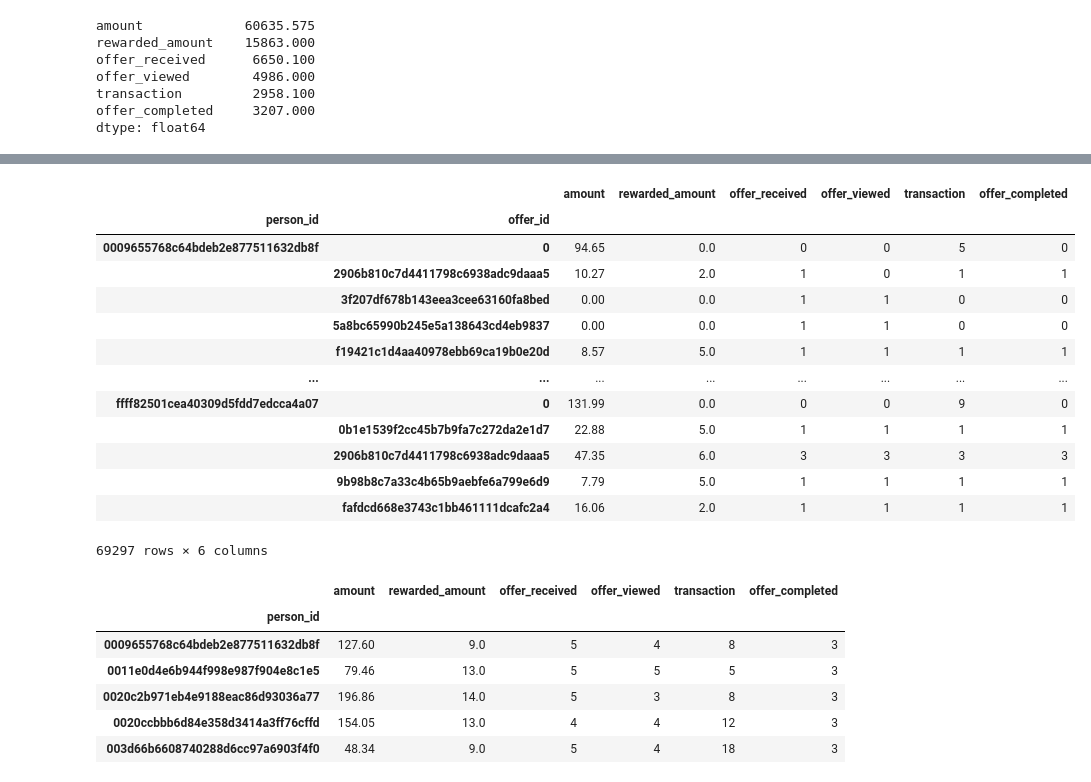
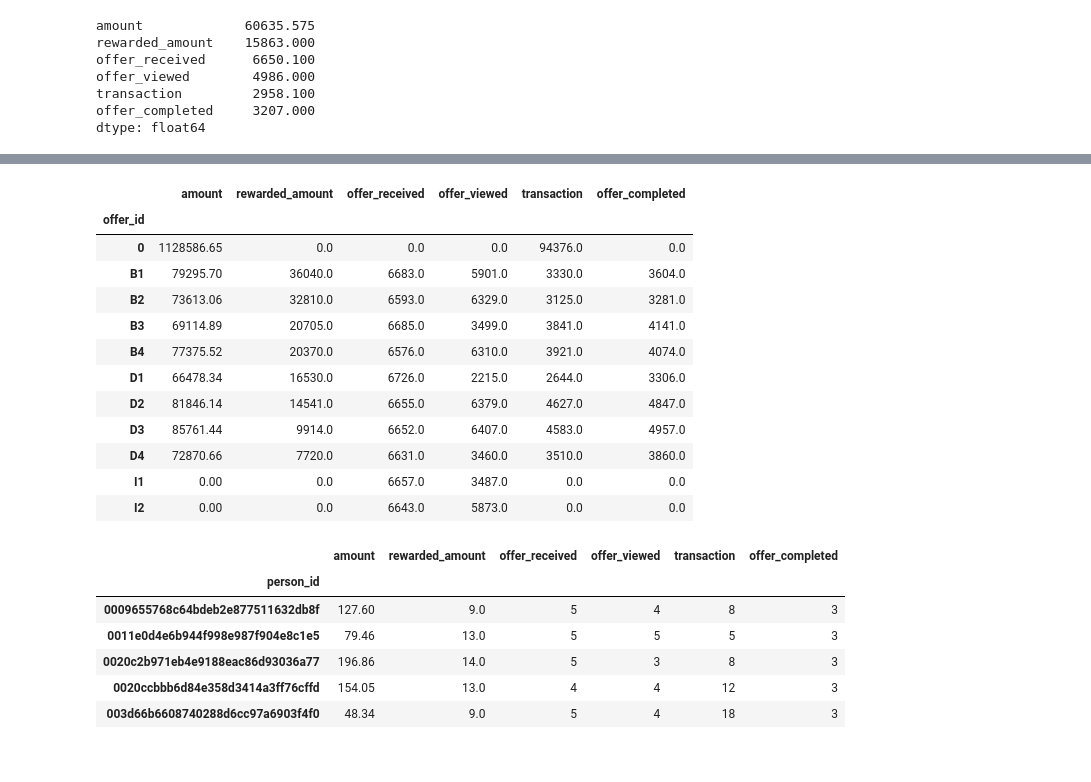
Before and after one commit to se-Laila/capstone, a Jupyter notebook: Starbucks_Capstone_Preprocessing&Analysis.ipynb, the cells around one changed output, grey strips where cells are left out. Drawn from its saved outputs; the diff is of its cells as text; code cells hidden in the pictures.

```diff
--- a/Starbucks_Capstone_Preprocessing&Analysis.ipynb
+++ b/Starbucks_Capstone_Preprocessing&Analysis.ipynb
@@ -523,0 +858,4 @@ transcript_preprocessed_data.shape
+# %%
+# copy offer_id_1 (if it isn't 0 or Nan) to offer_id
+df['offer_id'] = np.where((df['offer_id'] == 0) & (df['offer_id_1'].notnull()) & (df['offer_id_1']!=0), df['offer_id_1'],df['offer_id'])
+df
@@ -523,0 +892,4 @@ transcript_preprocessed_data.shape
+# %%
+# merge between df and portfolio again to get the offer details for the updated records of event == transaction
+df = df.merge(portfolio_preprocessed_data, how='left', on='offer_id')
+df
@@ -523,0 +910,11 @@ transcript_preprocessed_data.shape
+# %%
+# the merge duplicated columns and rename old columns and new columns. I'll manually delete them
+df.drop(['duration_days_x','duration_hours_x', 'offer_reward','difficulty_x', 'channel_email_x','channel_mobile_x', \
+        'channel_social_x','channel_web_x', 'offer_type_x','offer_type_bogo_x','offer_type_discount_x',\
+        'offer_type_informational_x','offer_id_1'], axis=1, inplace=True)
+# %%
+df.rename(columns={'duration_days_y':'duration_days','duration_hours_y':'duration_hours','reward':'offer_reward',
+'difficulty_y':'difficulty','channel_email_y':'channel_email','channel_mobile_y':'channel_mobile',\
+'channel_social_y': 'channel_social','channel_web_y':'channel_web','offer_type_y':'offer_type',\
+'offer_type_bogo_y':'offer_type_bogo','offer_type_discount_y': 'offer_type_discount',\
+                                'offer_type_informational_y' :'offer_type_informational'},inplace=True)
@@ -906,20 +1265,19 @@ temp1_
 # %%
 # group by person_id and offer_id to see the accumelated values of offer_received, offer_viewed, transaction,
 # offer_completed and the total reward_amount and the amount paid by customers per customer
-transcript_preprocessed_data_merged.groupby(['person_id','offer_id'])[['amount','rewarded_amount', 'offer_received', 'offer_viewed','transaction','offer_completed' ]].sum()
+df.groupby(['offer_id'])[['amount','rewarded_amount', 'offer_received', 'offer_viewed','transaction','offer_completed' ]].sum()
 # %% [output]
-|  |  | amount | rewarded_amount | offer_received | offer_viewed | transaction | offer_completed |
-| person_id | offer_id |  |  |  |  |  |  |
-| 0009655768c64bdeb2e877511632db8f | 0 | 94.65 | 0.0 | 0 | 0 | 5 | 0 |
-|  | 2906b810c7d4411798c6938adc9daaa5 | 10.27 | 2.0 | 1 | 0 | 1 | 1 |
-|  | 3f207df678b143eea3cee63160fa8bed | 0.00 | 0.0 | 1 | 1 | 0 | 0 |
-|  | 5a8bc65990b245e5a138643cd4eb9837 | 0.00 | 0.0 | 1 | 1 | 0 | 0 |
-|  | f19421c1d4aa40978ebb69ca19b0e20d | 8.57 | 5.0 | 1 | 1 | 1 | 1 |
-| ... | ... | ... | ... | ... | ... | ... | ... |
-| ffff82501cea40309d5fdd7edcca4a07 | 0 | 131.99 | 0.0 | 0 | 0 | 9 | 0 |
-|  | 0b1e1539f2cc45b7b9fa7c272da2e1d7 | 22.88 | 5.0 | 1 | 1 | 1 | 1 |
-|  | 2906b810c7d4411798c6938adc9daaa5 | 47.35 | 6.0 | 3 | 3 | 3 | 3 |
-|  | 9b98b8c7a33c4b65b9aebfe6a799e6d9 | 7.79 | 5.0 | 1 | 1 | 1 | 1 |
-|  | fafdcd668e3743c1bb461111dcafc2a4 | 16.06 | 2.0 | 1 | 1 | 1 | 1 |
+|  | amount | rewarded_amount | offer_received | offer_viewed | transaction | offer_completed |
+| offer_id |  |  |  |  |  |  |
+| 0 | 1128586.65 | 0.0 | 0.0 | 0.0 | 94376.0 | 0.0 |
+| B1 | 79295.70 | 36040.0 | 6683.0 | 5901.0 | 3330.0 | 3604.0 |
+| B2 | 73613.06 | 32810.0 | 6593.0 | 6329.0 | 3125.0 | 3281.0 |
+| B3 | 69114.89 | 20705.0 | 6685.0 | 3499.0 | 3841.0 | 4141.0 |
+| B4 | 77375.52 | 20370.0 | 6576.0 | 6310.0 | 3921.0 | 4074.0 |
+| D1 | 66478.34 | 16530.0 | 6726.0 | 2215.0 | 2644.0 | 3306.0 |
+| D2 | 81846.14 | 14541.0 | 6655.0 | 6379.0 | 4627.0 | 4847.0 |
+| D3 | 85761.44 | 9914.0 | 6652.0 | 6407.0 | 4583.0 | 4957.0 |
+| D4 | 72870.66 | 7720.0 | 6631.0 | 3460.0 | 3510.0 | 3860.0 |
+| I1 | 0.00 | 0.0 | 6657.0 | 3487.0 | 0.0 | 0.0 |
+| I2 | 0.00 | 0.0 | 6643.0 | 5873.0 | 0.0 | 0.0 |
-69297 rows × 6 columns
 # %%
```
Also changed, not shown: parts of 106 cells of this notebook, 7 other files.
